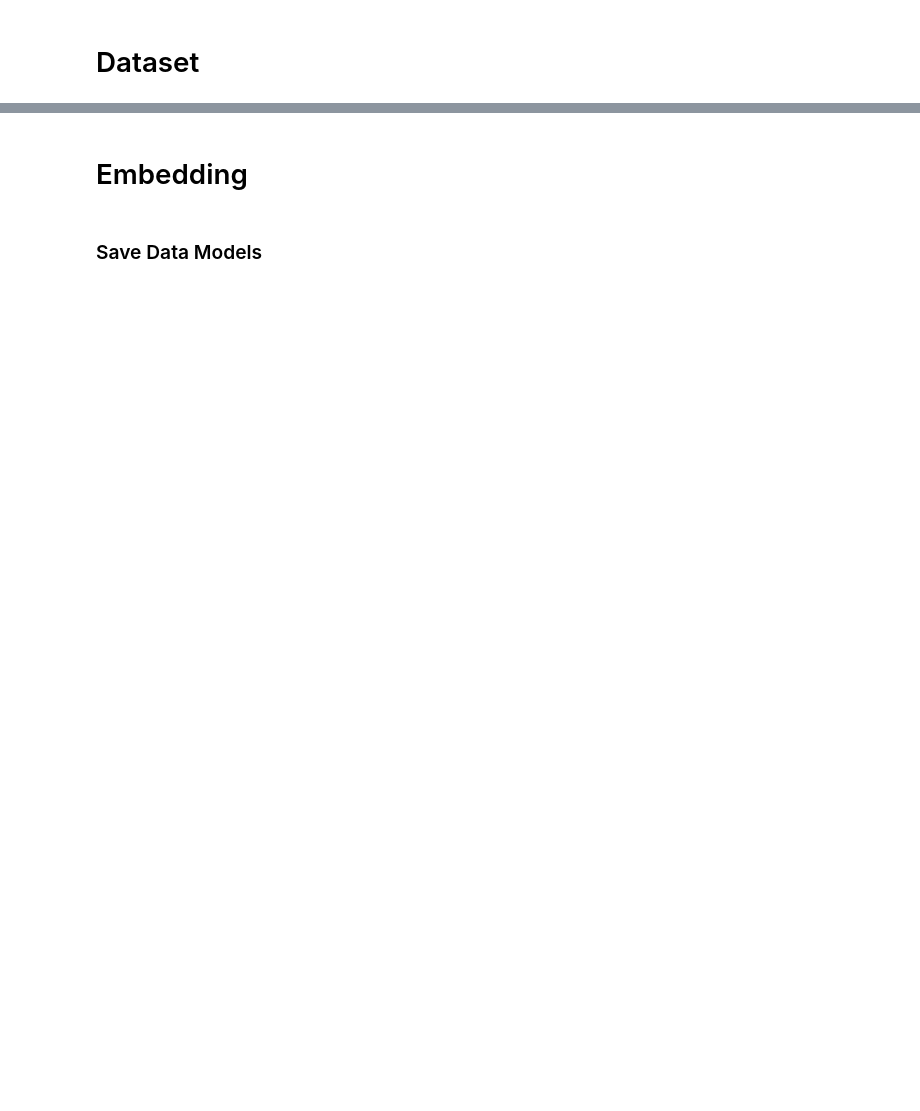
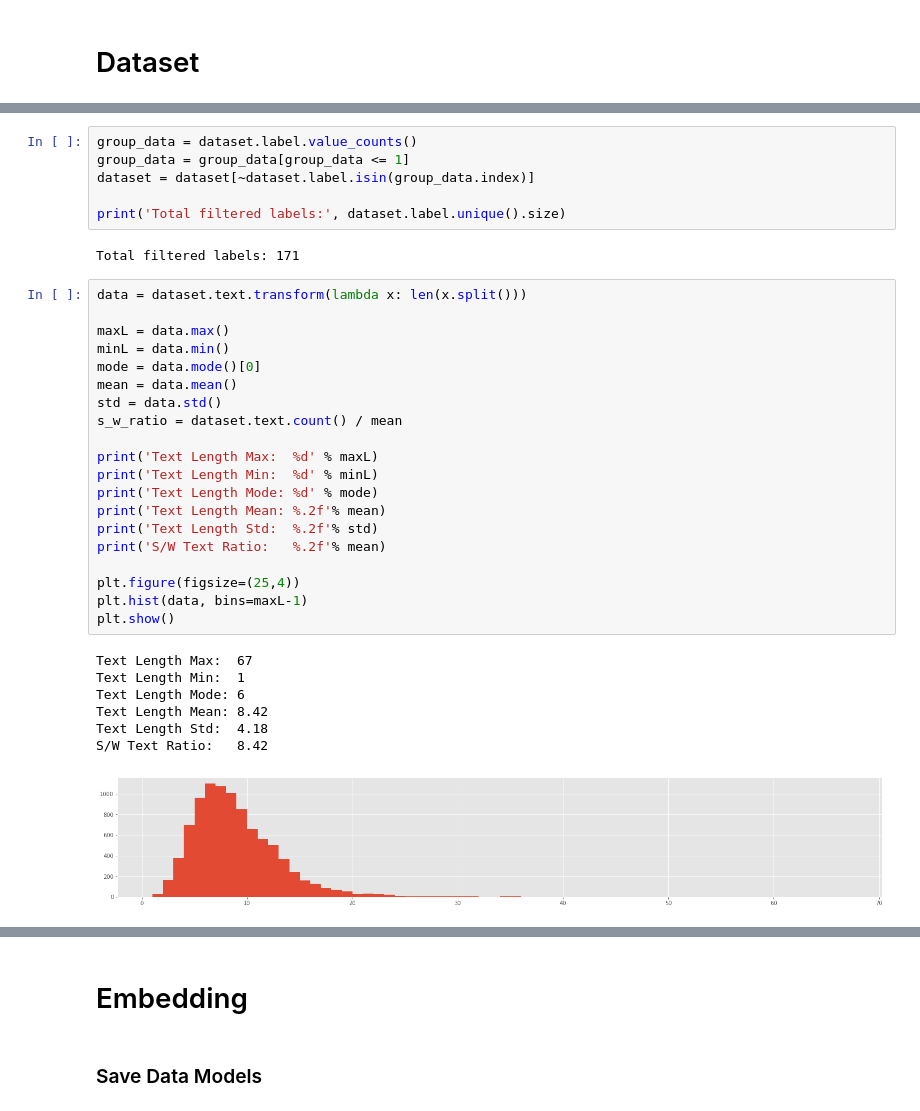
Before and after one commit to rafalencar1997/Product_Classification, a Jupyter notebook: Dataset_Statistics.ipynb, the cells around one changed output, grey strips where cells are left out. Saved outputs shown, nothing was run; the diff lists cells and outputs as text; blank space fills up the shorter version.

```diff
--- a/Dataset_Statistics.ipynb
+++ b/Dataset_Statistics.ipynb
@@ -188,3 +134,39 @@ plt.show()
+# %%
+group_data = dataset.label.value_counts()
+group_data = group_data[group_data <= 1]
+dataset = dataset[~dataset.label.isin(group_data.index)]
+
+print('Total filtered labels:', dataset.label.unique().size)
+# %% [output]
+Total filtered labels: 171
+# %%
+data = dataset.text.transform(lambda x: len(x.split()))
+
+maxL = data.max()
+minL = data.min()
+mode = data.mode()[0]
+mean = data.mean()
+std = data.std()
+s_w_ratio = dataset.text.count() / mean
+
+print('Text Length Max:  %d' % maxL)
+print('Text Length Min:  %d' % minL)
+print('Text Length Mode: %d' % mode)
+print('Text Length Mean: %.2f'% mean)
+print('Text Length Std:  %.2f'% std)
+print('S/W Text Ratio:   %.2f'% mean)
+
+plt.figure(figsize=(25,4))
+plt.hist(data, bins=maxL-1)
+plt.show()
+# %% [output]
+Text Length Max:  67
+Text Length Min:  1
+Text Length Mode: 6
+Text Length Mean: 8.42
+Text Length Std:  4.18
+S/W Text Ratio:   8.42
+[figure, added]
 # %%
 def plot_frequency_distribution_of_ngrams(sample_texts, ngram_range=(1, 2), num_ngrams=50):
     # Create args required for vectorizing.
```
Also changed, not shown: parts of 21 cells of this notebook.
